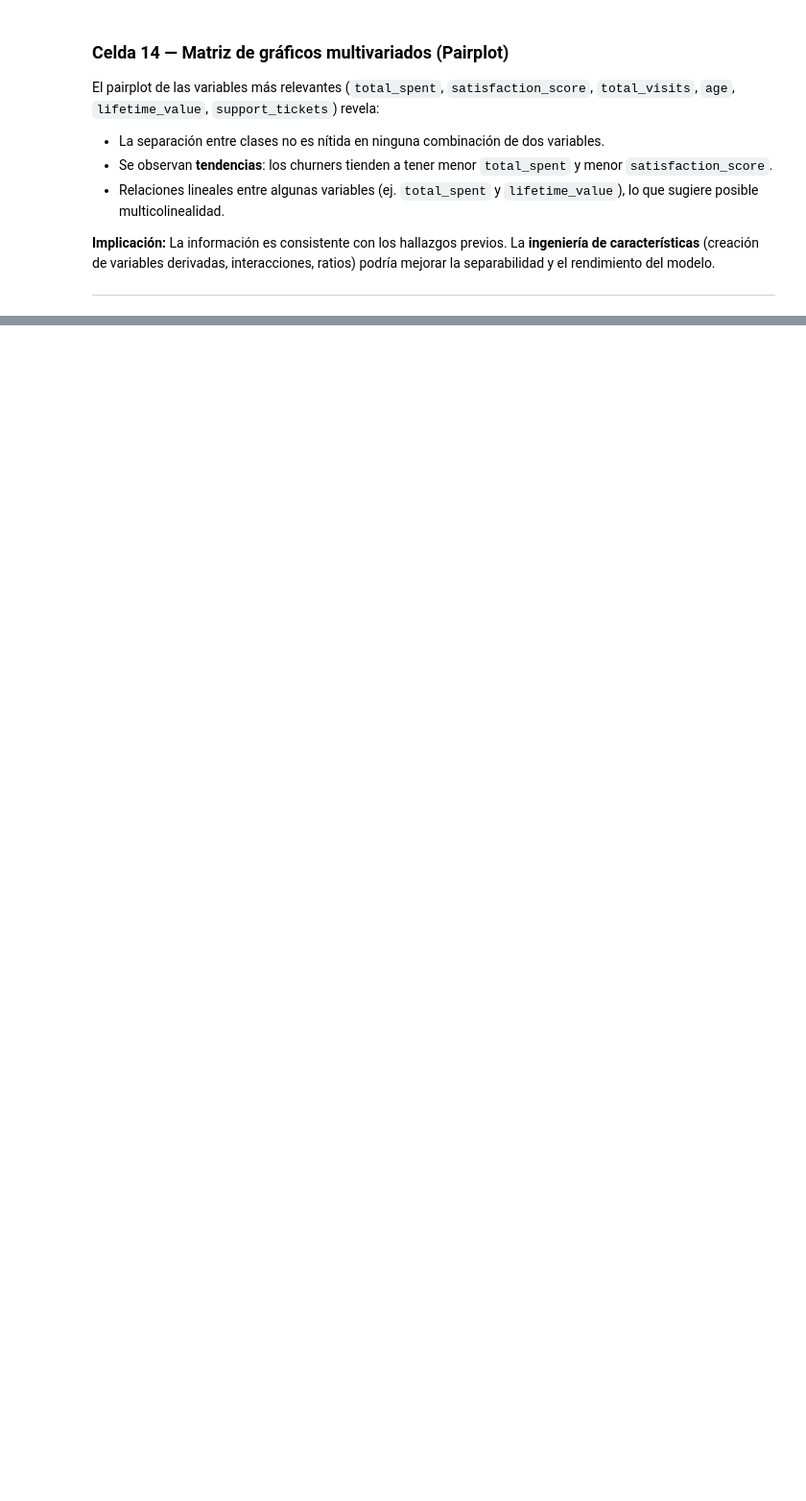
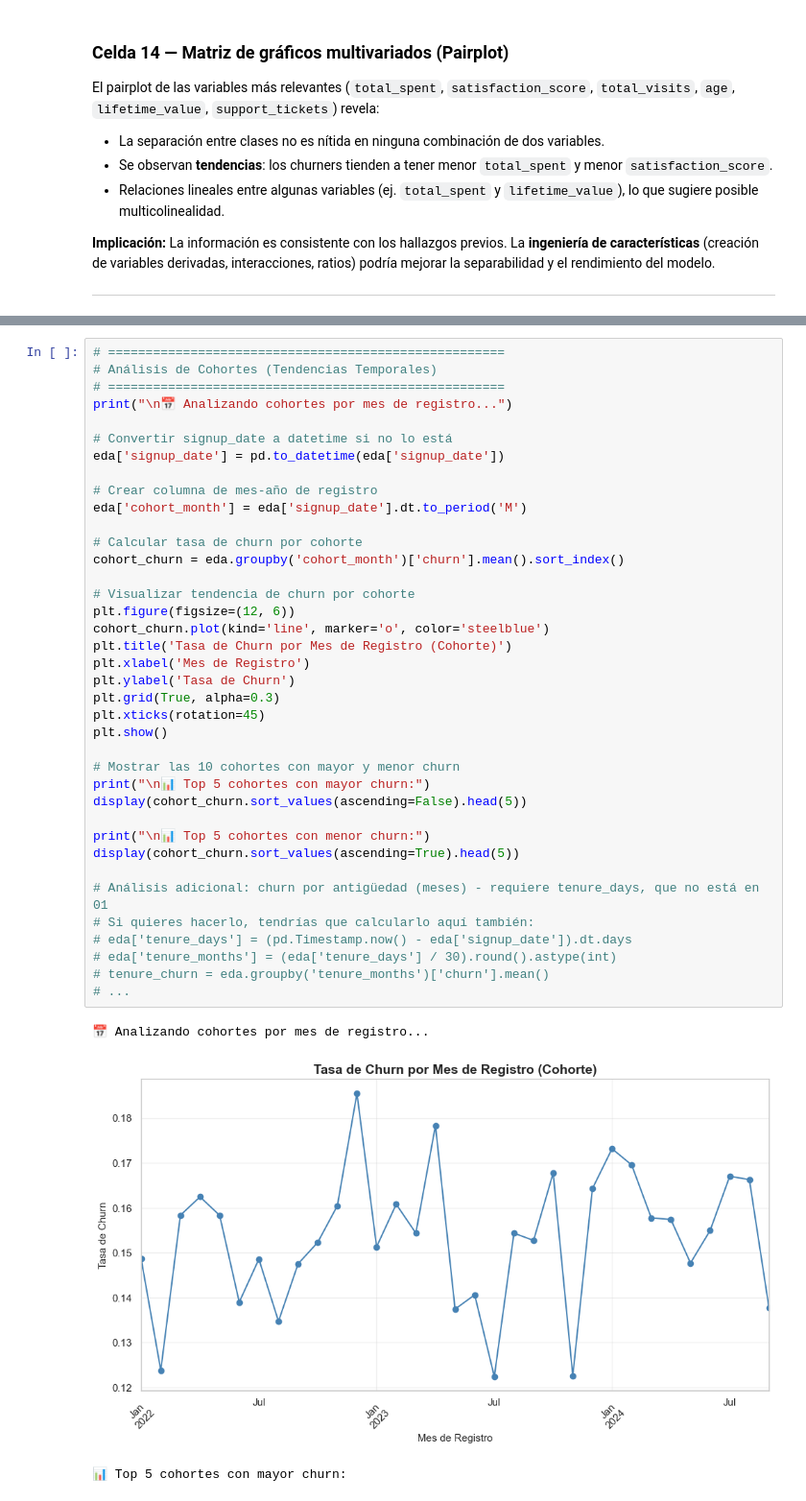
Before and after one commit to INGRAULJAIMES/sales-marketing-churn-analysis, a Jupyter notebook: notebooks/01_EDA.ipynb, the cells around one changed output, grey strips where cells are left out. Shown at 96% size. Drawn from its saved outputs; the diff is of its cells as text; blank space fills up the shorter version.

```diff
--- a/notebooks/01_EDA.ipynb
+++ b/notebooks/01_EDA.ipynb
@@ -883,0 +892,42 @@ El pairplot de las variables más relevantes (`total_spent`, `satisfaction_score
+# %%
+# =====================================================
+# Análisis de Cohortes (Tendencias Temporales)
+# =====================================================
+print("\n📅 Analizando cohortes por mes de registro...")
+
+# Convertir signup_date a datetime si no lo está
+eda['signup_date'] = pd.to_datetime(eda['signup_date'])
+
+# Crear columna de mes-año de registro
+eda['cohort_month'] = eda['signup_date'].dt.to_period('M')
+
+# Calcular tasa de churn por cohorte
+cohort_churn = eda.groupby('cohort_month')['churn'].mean().sort_index()
+
+# Visualizar tendencia de churn por cohorte
+plt.figure(figsize=(12, 6))
+cohort_churn.plot(kind='line', marker='o', color='steelblue')
+plt.title('Tasa de Churn por Mes de Registro (Cohorte)')
+plt.xlabel('Mes de Registro')
+plt.ylabel('Tasa de Churn')
+plt.grid(True, alpha=0.3)
+plt.xticks(rotation=45)
+plt.show()
+
+# Mostrar las 10 cohortes con mayor y menor churn
+print("\n📊 Top 5 cohortes con mayor churn:")
+display(cohort_churn.sort_values(ascending=False).head(5))
+
+print("\n📊 Top 5 cohortes con menor churn:")
+display(cohort_churn.sort_values(ascending=True).head(5))
+
+# Análisis adicional: churn por antigüedad (meses) - requiere tenure_days, que no está en 01
+# Si quieres hacerlo, tendrías que calcularlo aquí también:
+# eda['tenure_days'] = (pd.Timestamp.now() - eda['signup_date']).dt.days
+# eda['tenure_months'] = (eda['tenure_days'] / 30).round().astype(int)
+# tenure_churn = eda.groupby('tenure_months')['churn'].mean()
+# ...
+# %% [output]
+📅 Analizando cohortes por mes de registro...
+[figure, added]
+📊 Top 5 cohortes con mayor churn:
```
Also changed, not shown: parts of 12 cells of this notebook, 1 other file.
